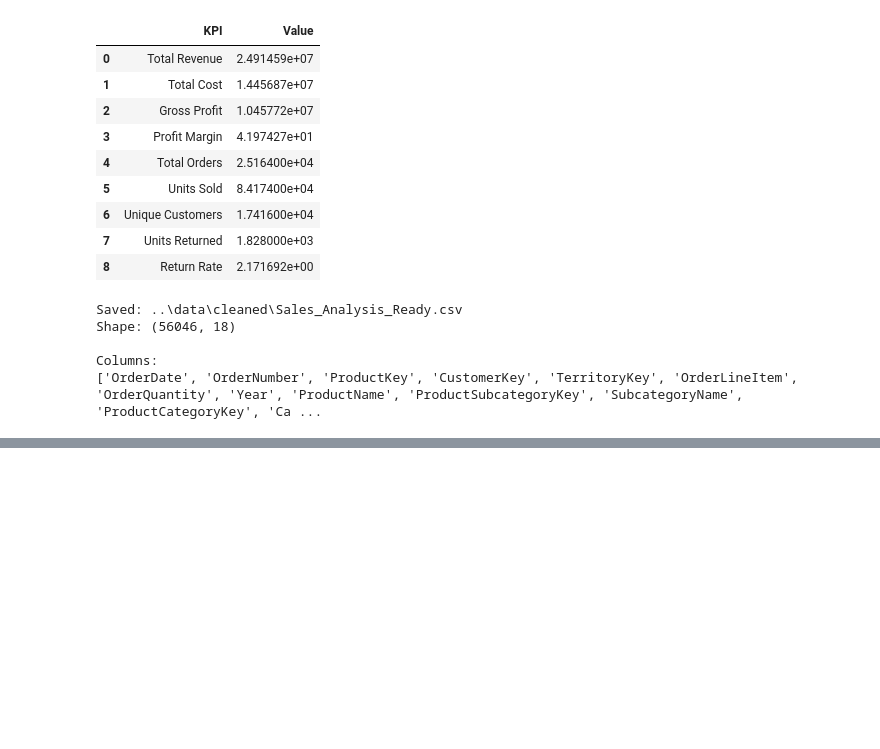
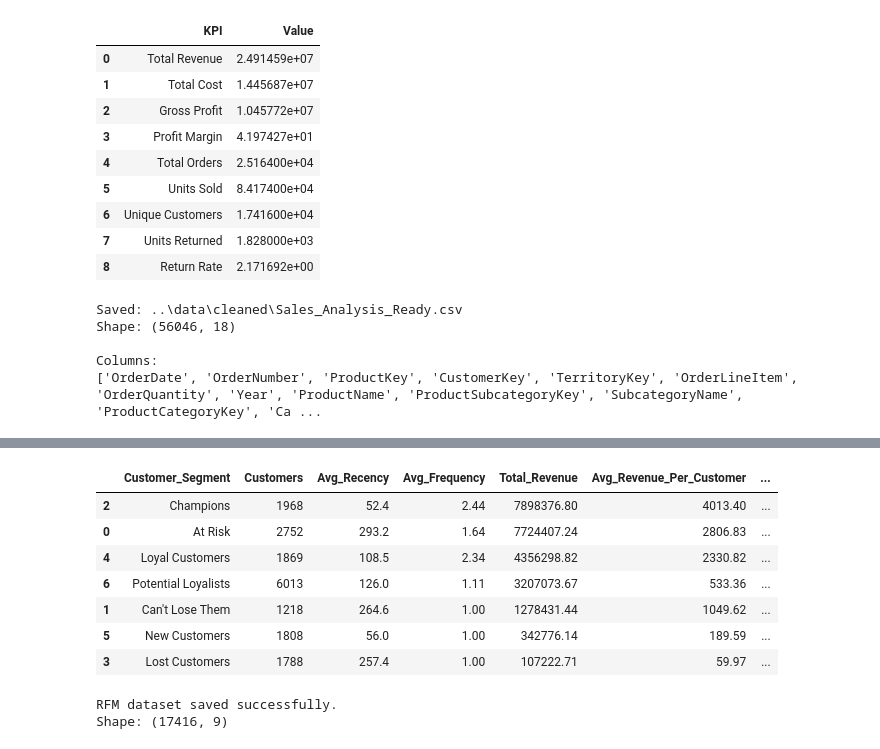
Before and after one commit to tejashg1220-pixel/AdventureWorks-Analytics, a Jupyter notebook: notebooks/01_Data_Profiling.ipynb, the cells around one changed output, grey strips where cells are left out. Drawn from its saved outputs; the diff is of its cells as text; code cells hidden in the pictures; blank space fills up the shorter version.

Commit message:
Add RFM customer segmentation analysis

```diff
--- a/notebooks/01_Data_Profiling.ipynb
+++ b/notebooks/01_Data_Profiling.ipynb
@@ -4564,0 +4708,64 @@ Columns:
+# %%
+# RFM Analysis - Step 4
+# Create segment-level business summary
+
+rfm_summary = (
+    rfm.groupby("Customer_Segment")
+    .agg(
+        Customers=("CustomerKey", "count"),
+        Avg_Recency=("Recency", "mean"),
+        Avg_Frequency=("Frequency", "mean"),
+        Total_Revenue=("Monetary", "sum"),
+        Avg_Revenue_Per_Customer=("Monetary", "mean")
+    )
+    .reset_index()
+)
+
+# Add revenue share
+rfm_summary["Revenue_Share_%"] = (
+    rfm_summary["Total_Revenue"]
+    / rfm_summary["Total_Revenue"].sum()
+    * 100
+)
+
+# Round values for readability
+rfm_summary["Avg_Recency"] = rfm_summary["Avg_Recency"].round(1)
+rfm_summary["Avg_Frequency"] = rfm_summary["Avg_Frequency"].round(2)
+rfm_summary["Total_Revenue"] = rfm_summary["Total_Revenue"].round(2)
+rfm_summary["Avg_Revenue_Per_Customer"] = (
+    rfm_summary["Avg_Revenue_Per_Customer"].round(2)
+)
+rfm_summary["Revenue_Share_%"] = (
+    rfm_summary["Revenue_Share_%"].round(2)
+)
+
+# Sort by revenue
+rfm_summary = rfm_summary.sort_values(
+    "Total_Revenue",
+    ascending=False
+)
+
+rfm_summary
+# %% [output]
+|  | Customer_Segment | Customers | Avg_Recency | Avg_Frequency | Total_Revenue | Avg_Revenue_Per_Customer | ... |
+| 2 | Champions | 1968 | 52.4 | 2.44 | 7898376.80 | 4013.40 | ... |
+| 0 | At Risk | 2752 | 293.2 | 1.64 | 7724407.24 | 2806.83 | ... |
+| 4 | Loyal Customers | 1869 | 108.5 | 2.34 | 4356298.82 | 2330.82 | ... |
+| 6 | Potential Loyalists | 6013 | 126.0 | 1.11 | 3207073.67 | 533.36 | ... |
+| 1 | Can't Lose Them | 1218 | 264.6 | 1.00 | 1278431.44 | 1049.62 | ... |
+| 5 | New Customers | 1808 | 56.0 | 1.00 | 342776.14 | 189.59 | ... |
+| 3 | Lost Customers | 1788 | 257.4 | 1.00 | 107222.71 | 59.97 | ... |
+# %%
+# RFM Analysis - Step 5
+# Save customer-level RFM dataset
+
+rfm.to_csv(
+    "../data/cleaned/RFM_Customer_Segmentation.csv",
+    index=False
+)
+
+print("RFM dataset saved successfully.")
+print("Shape:", rfm.shape)
+# %% [output]
+RFM dataset saved successfully.
+Shape: (17416, 9)
```
Also changed, not shown: parts of 6 cells of this notebook, 3 other files.
